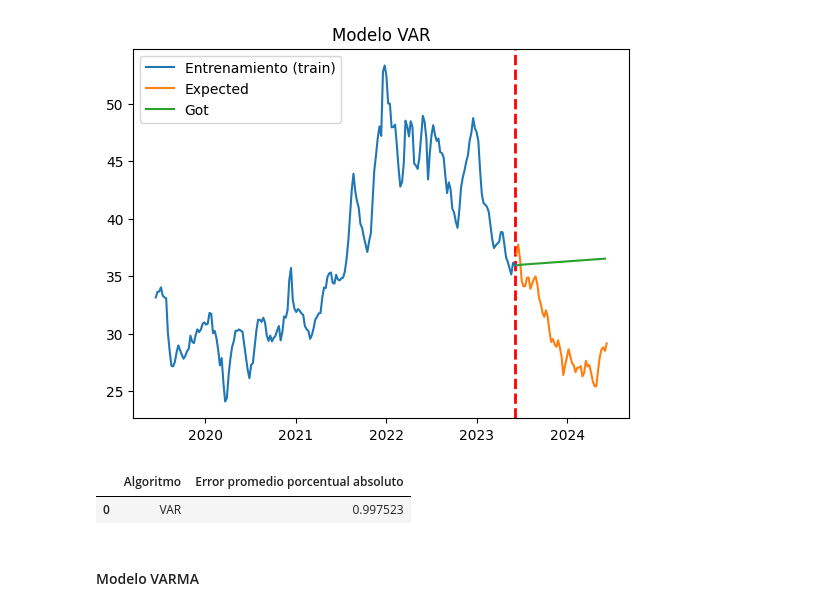
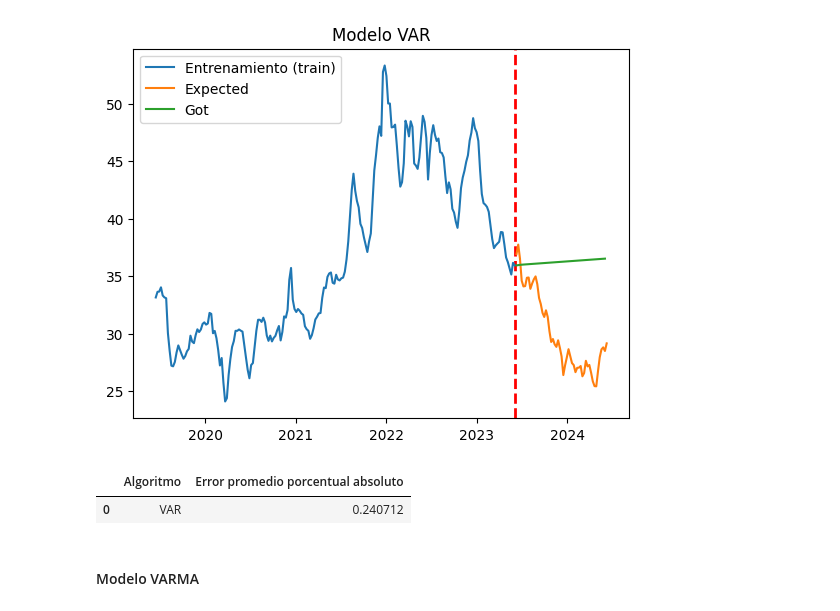
Before and after one commit to alu0101351773/TAAD_practicas, a Jupyter notebook: src/time_series.ipynb, the cells around one changed output. Drawn from its saved outputs; the diff is of its cells as text; code cells hidden in the pictures.

```diff
--- a/src/time_series.ipynb
+++ b/src/time_series.ipynb
@@ -809,12 +809,12 @@ plot_prediction_results(
 [figure]
 # %%
 pd.DataFrame.from_records(
-    [('VAR', mean_absolute_percentage_error(y_test, y_pred))],
+    [('VAR', mean_absolute_percentage_error(y_test['pfizer_adj_close'], forecast_original_scale['pfizer_adj_close'].fillna(0)))],
     columns=['Algoritmo', 'Error promedio porcentual absoluto']
 )
 # %% [output]
 |  | Algoritmo | Error promedio porcentual absoluto |
-| 0 | VAR | 0.997523 |
+| 0 | VAR | 0.240712 |
 # %% [markdown]
 #### Modelo VARMA
 # %% [markdown]
```
Also changed, not shown: parts of 1 cell of this notebook.
